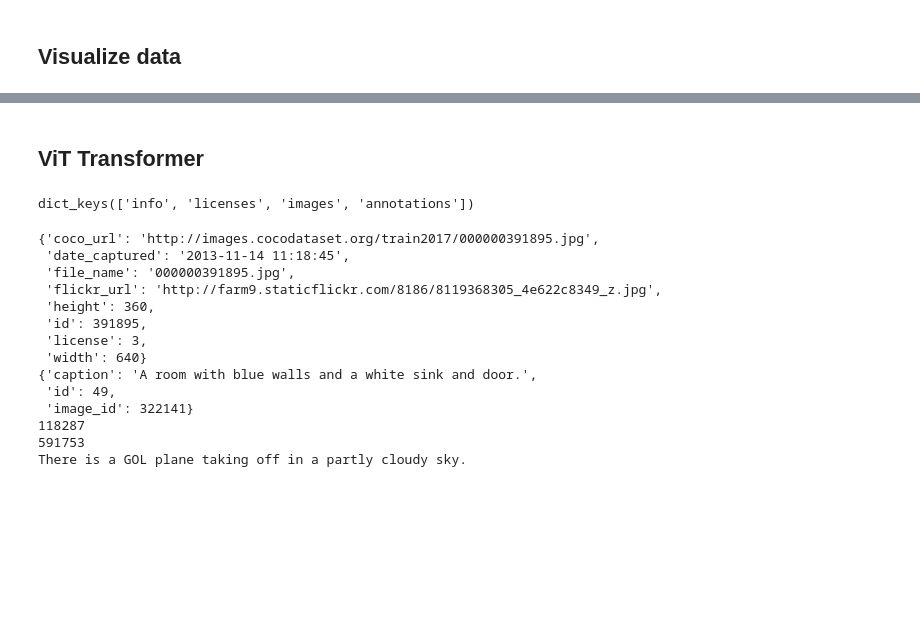
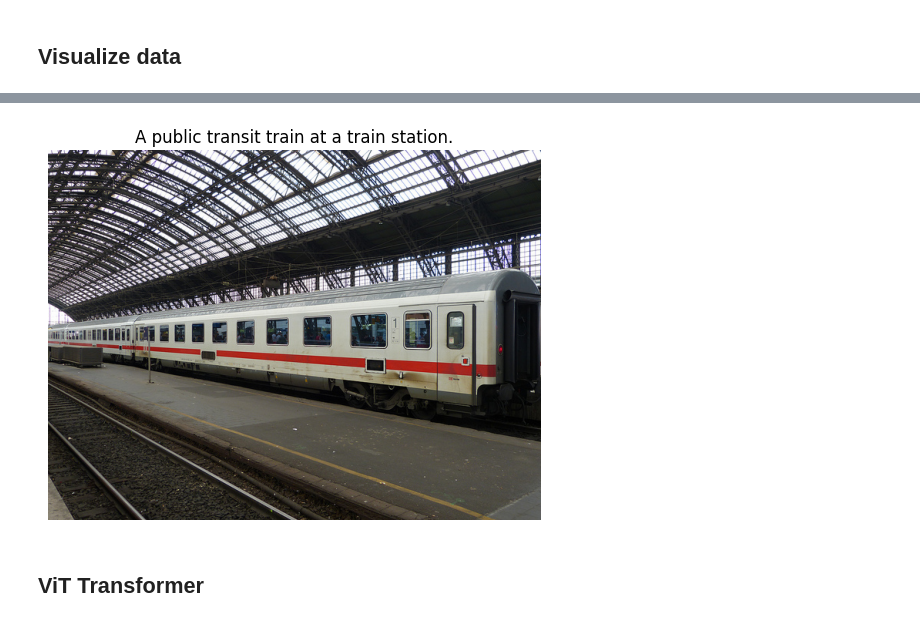
Before and after one commit to KabrG/pupil, a Jupyter notebook: pupil_model.ipynb, the cells around one changed output, grey strips where cells are left out. Drawn from its saved outputs; the diff is of its cells as text; code cells hidden in the pictures; blank space fills up the shorter version.

```diff
--- a/pupil_model.ipynb
+++ b/pupil_model.ipynb
@@ -27,0 +42,6 @@ import os
+# %%
+# Tokenizer
+tokenizer = GPT2Tokenizer.from_pretrained("gpt2")
+tokenizer.pad_token = tokenizer.eos_token
+vocab_size = tokenizer.vocab_size
+print("Vocab size:", vocab_size)
@@ -129,10 +213,28 @@ train_transform = transforms.Compose([
 #    images_path=train_images_path
 #    )
 
+# training_dataset = DatasetCOCO2017(
+#     captions_path_json=train_captions_path,
+#     images_path=train_images_path,
+#     img_transform=train_transform
+# )
+
 training_dataset = DatasetCOCO2017(
     captions_path_json=train_captions_path,
     images_path=train_images_path,
-    img_transform=train_transform
+    img_transform=train_transform,
+    tokenizer=tokenizer,
+    max_len_transformer=64,
+    return_raw=True
 )
+
+training_dataset_viewable = DatasetCOCO2017(
+    captions_path_json=train_captions_path,
+    images_path=train_images_path,
+    img_transform=train_transform,
+    tokenizer=tokenizer,
+    max_len_transformer=64,
+    return_raw=False
+)
 # %% [markdown]
 ## **Visualize data**
@@ -154,3 +241,23 @@ WARNING:matplotlib.image:Clipping input data to the valid range for imshow with
+# %%
+
+idx = int(random.random()*len(training_dataset_viewable))
+
+_, _, caption_, _, image_ = training_dataset_viewable[idx]
+
+# De-tokenize
+# Remove ignore index (-100) before decoding
+caption_ids = caption_[caption_ != -100].tolist()
+
+# Convert token ids back to text
+text = tokenizer.decode(caption_ids, skip_special_tokens=True)
+
+# Visualize
+plt.imshow(image_)
+plt.axis("off")
+plt.title(text)
+plt.show()
+# %% [output]
+[figure, added]
 # %% [markdown]
 ## **ViT Transformer**
 # %%
@@ -173,34 +264,0 @@ vit_model.heads = nn.Identity()
-# %%
-
-with open(path + "/coco2017/annotations/captions_train2017.json", "r") as f:
-    coco = json.load(f)
-
-print(coco.keys())
-# %% [output]
-dict_keys(['info', 'licenses', 'images', 'annotations'])
-# %%
-
-
-
-pprint(coco["images"][0])
-pprint(coco["annotations"][1])
-
-
-print(len(coco["images"]))
-print(len(coco["annotations"]))
-print(coco["annotations"][4]["caption"])
-# %% [output]
-{'coco_url': 'http://images.cocodataset.org/train2017/000000391895.jpg',
- 'date_captured': '2013-11-14 11:18:45',
- 'file_name': '000000391895.jpg',
- 'flickr_url': 'http://farm9.staticflickr.com/8186/8119368305_4e622c8349_z.jpg',
- 'height': 360,
- 'id': 391895,
- 'license': 3,
- 'width': 640}
-{'caption': 'A room with blue walls and a white sink and door.',
- 'id': 49,
- 'image_id': 322141}
-118287
-591753
-There is a GOL plane taking off in a partly cloudy sky.
```
Also changed, not shown: parts of 36 cells of this notebook.
